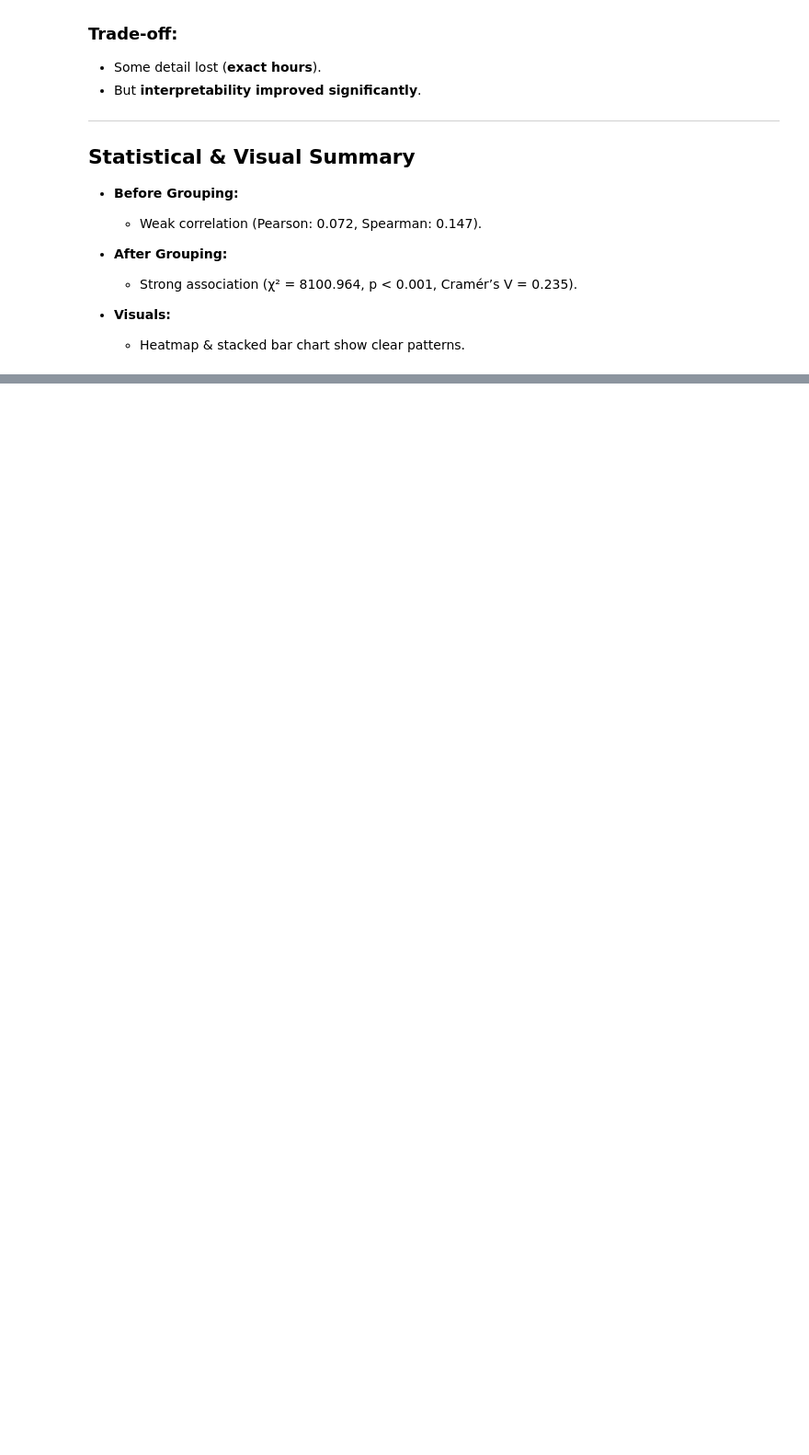
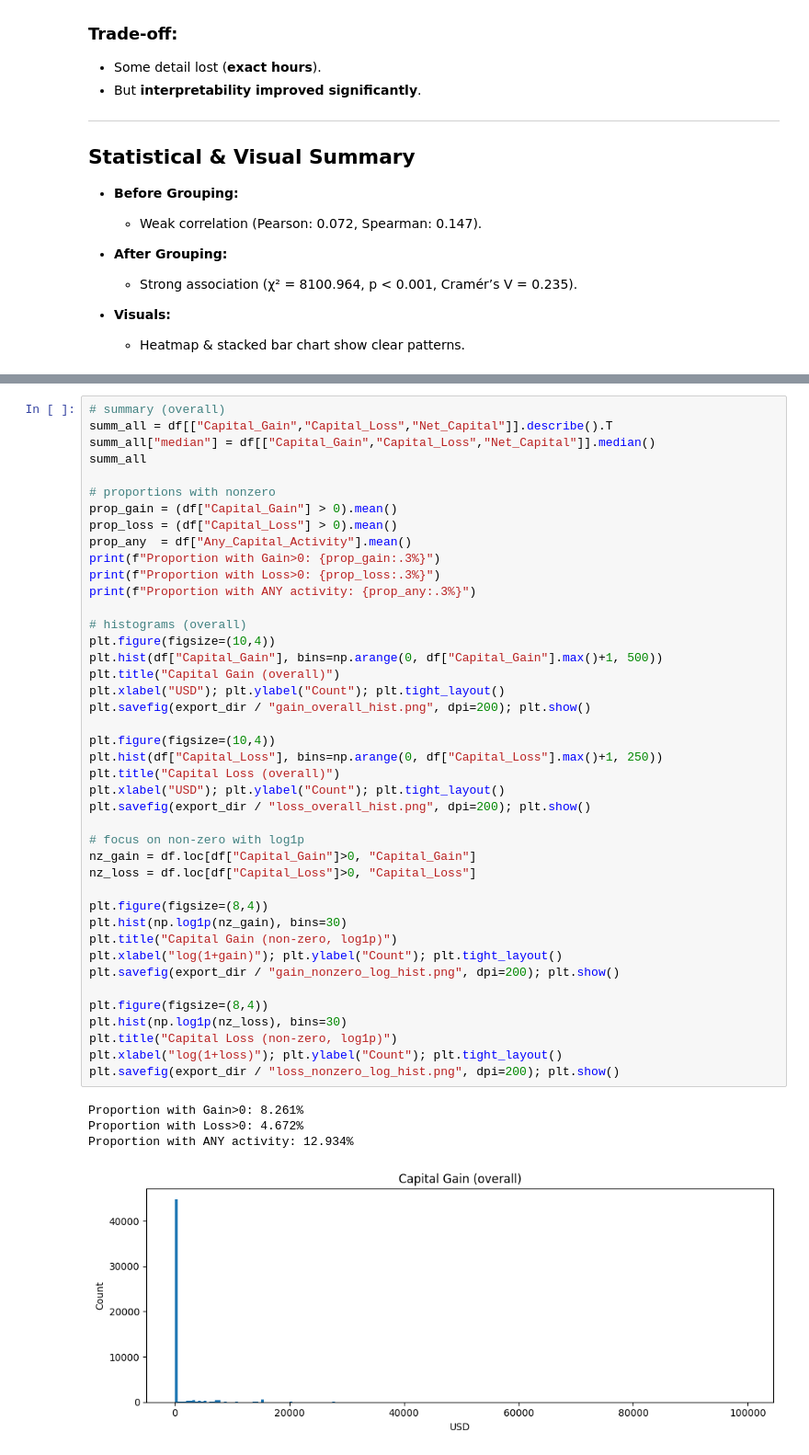
Before and after one commit to shaoncvit/DA-1, a Jupyter notebook: Assignment-1/q1.ipynb, the cells around one changed output, grey strips where cells are left out. Shown at 92% size. Drawn from its saved outputs; the diff is of its cells as text; blank space fills up the shorter version.

Commit message:
updated the snippet for capital gains/loss and group performance

```diff
--- a/Assignment-1/q1.ipynb
+++ b/Assignment-1/q1.ipynb
@@ -528,0 +587,47 @@ Cramér's V = 0.235  (0.1≈small, 0.3≈medium, 0.5≈large)
+# %%
+# summary (overall)
+summ_all = df[["Capital_Gain","Capital_Loss","Net_Capital"]].describe().T
+summ_all["median"] = df[["Capital_Gain","Capital_Loss","Net_Capital"]].median()
+summ_all
+
+# proportions with nonzero
+prop_gain = (df["Capital_Gain"] > 0).mean()
+prop_loss = (df["Capital_Loss"] > 0).mean()
+prop_any  = df["Any_Capital_Activity"].mean()
+print(f"Proportion with Gain>0: {prop_gain:.3%}")
+print(f"Proportion with Loss>0: {prop_loss:.3%}")
+print(f"Proportion with ANY activity: {prop_any:.3%}")
+
+# histograms (overall)
+plt.figure(figsize=(10,4))
+plt.hist(df["Capital_Gain"], bins=np.arange(0, df["Capital_Gain"].max()+1, 500))
+plt.title("Capital Gain (overall)")
+plt.xlabel("USD"); plt.ylabel("Count"); plt.tight_layout()
+plt.savefig(export_dir / "gain_overall_hist.png", dpi=200); plt.show()
+
+plt.figure(figsize=(10,4))
+plt.hist(df["Capital_Loss"], bins=np.arange(0, df["Capital_Loss"].max()+1, 250))
+plt.title("Capital Loss (overall)")
+plt.xlabel("USD"); plt.ylabel("Count"); plt.tight_layout()
+plt.savefig(export_dir / "loss_overall_hist.png", dpi=200); plt.show()
+
+# focus on non-zero with log1p
+nz_gain = df.loc[df["Capital_Gain"]>0, "Capital_Gain"]
+nz_loss = df.loc[df["Capital_Loss"]>0, "Capital_Loss"]
+
+plt.figure(figsize=(8,4))
+plt.hist(np.log1p(nz_gain), bins=30)
+plt.title("Capital Gain (non-zero, log1p)")
+plt.xlabel("log(1+gain)"); plt.ylabel("Count"); plt.tight_layout()
+plt.savefig(export_dir / "gain_nonzero_log_hist.png", dpi=200); plt.show()
+
+plt.figure(figsize=(8,4))
+plt.hist(np.log1p(nz_loss), bins=30)
+plt.title("Capital Loss (non-zero, log1p)")
+plt.xlabel("log(1+loss)"); plt.ylabel("Count"); plt.tight_layout()
+plt.savefig(export_dir / "loss_nonzero_log_hist.png", dpi=200); plt.show()
+# %% [output]
+Proportion with Gain>0: 8.261%
+Proportion with Loss>0: 4.672%
+Proportion with ANY activity: 12.934%
+[figure, added]
```
Also changed, not shown: parts of 11 cells of this notebook.
